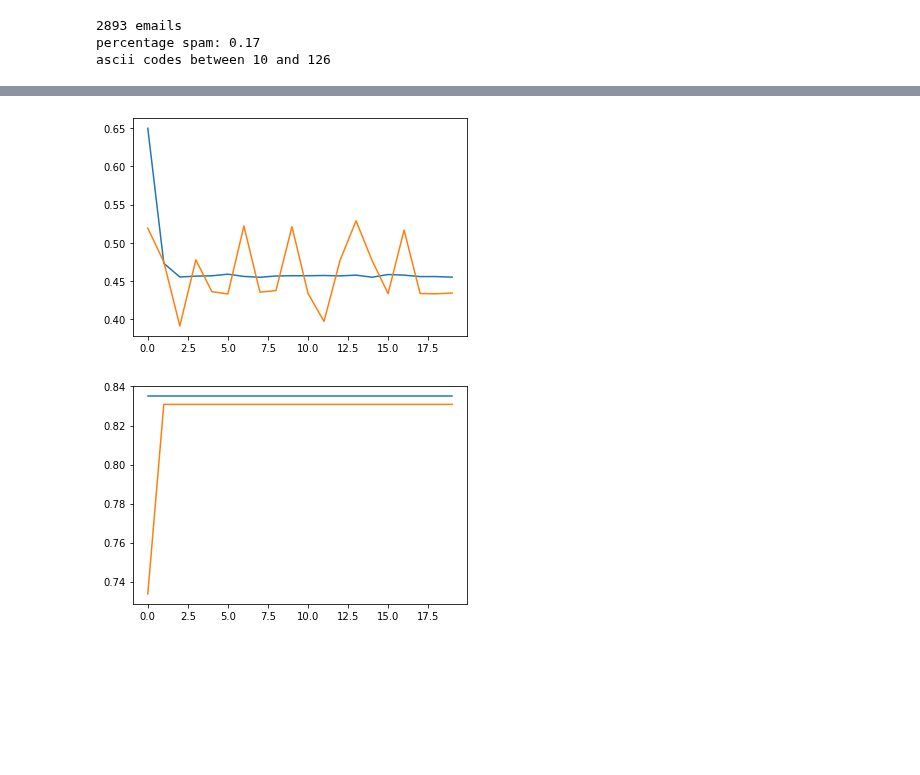
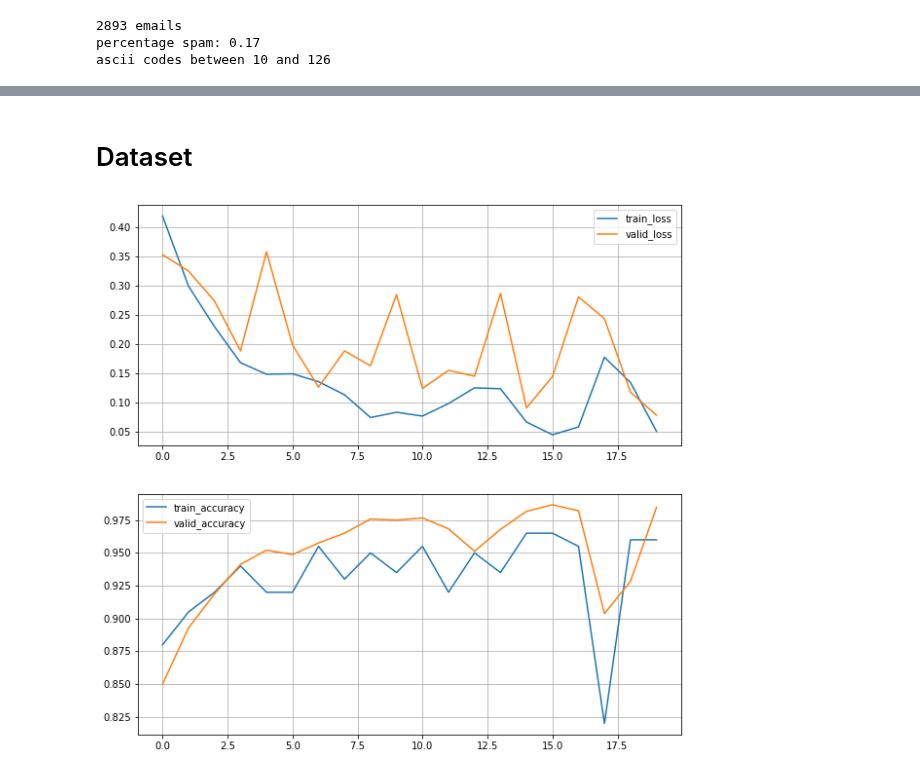
Before and after one commit to dscho15/deep-learning-course, a Jupyter notebook: Lecture9.ipynb, the cells around one changed output, grey strips where cells are left out. Saved outputs shown, nothing was run; the diff lists cells and outputs as text; code cells hidden in the pictures; blank space fills up the shorter version.

Commit message:
Now my spam filter actually works!!!

```diff
--- a/Lecture9.ipynb
+++ b/Lecture9.ipynb
@@ -195,0 +101,2 @@ tensor([48646,   688, 50321,  ..., 57149, 57149, 57149])
+# %% [markdown]
+# Dataset
@@ -260,16 +164,18 @@ class SpamMailLSTM(nn.Module):
 # %%
 # Hyperparameters:
-SETTINGS = {"batch_size": batch_size,
-            "embedding_dim": 10,
+SETTINGS = {
+            "batch_size": batch_size,
+            "embedding_dim": 100,
             "n_layers": 2,
-            "hidden_dim": 256,
+            "hidden_dim": 512,
             "epoch": 20,
-            "lr": 1e-4,
-            "clip": 1}
+            "lr": 5e-4,
+            "clip": 1
+            }
 
 device = torch.device("cuda")
 # %%
-spam_lstm_net = SpamMailLSTM(
+net = SpamMailLSTM(
                              hidden_dim=SETTINGS["hidden_dim"],
                              n_layers=SETTINGS["n_layers"],
                              output_size=1,
@@ -277,8 +183,7 @@ spam_lstm_net = SpamMailLSTM(
                              embedding_dim=SETTINGS["embedding_dim"]
                              ).to(device)
 
-opt = torch.optim.Adam(spam_lstm_net.parameters(), SETTINGS["lr"])
-criterion = torch.nn.BCELoss()
+opt = torch.optim.Adam(net.parameters(), SETTINGS["lr"])
 
 train_loss, valid_loss = [], []
 train_accuracy, valid_accuracy = [], []
@@ -286,69 +191,73 @@ train_accuracy, valid_accuracy = [], []
 for epoch in tqdm(range(SETTINGS["epoch"])):
 
     # Set to training mode
-    spam_lstm_net.train()
+    net.train()
 
     # Parameters
     losses, accuracy = [], []
 
-    for x, seq_len, y in loader_train:
+    for x, end_index, y in loader_train:
 
         # Get data pairs (input, target)
         x, y = x.to(device), y.to(device)
 
         # Returns the logits
-        logits = spam_lstm_net(x, seq_len)
+        logits = net(x, end_index)
 
         # Compute the loss
-        loss = criterion(logits, y)
+        loss = F.binary_cross_entropy(logits, y)
         opt.zero_grad()
         loss.backward()
 
         # Step
-        nn.utils.clip_grad_norm_(spam_lstm_net.parameters(), SETTINGS["clip"])
+        nn.utils.clip_grad_norm_(net.parameters(), SETTINGS["clip"])
         opt.step()
 
         accuracy.append((torch.sum((logits > 0.5).to(torch.float32) == y)).detach().cpu().item())
         losses.append(loss.item())
 
     # Update loss
     train_loss.append(np.mean(losses))
     train_accuracy.append(np.sum(accuracy)/2400)
 
     # Set to eval mode
-    spam_lstm_net.eval()
+    net.eval()
 
     with torch.no_grad():
 
         # Parameters
         losses, accuracy = [], []
-
-        for x, seq_len, y in loader_valid:
+        for x, end_index, y in loader_valid:
 
             # Get data pairs (input, target)
             x, y = x.to(device), y.to(device)
 
             # Returns the logits
-            logits = spam_lstm_net(x, seq_len)
+            logits = net(x, end_index)
 
             # Compute the loss
-            loss = criterion(logits, y)
-
+            loss = F.binary_cross_entropy(logits, y)
             accuracy.append((torch.sum((logits > 0.5).to(torch.float32) == y)).detach().cpu().item())
             losses.append(loss.item())
 
     # Update loss
     valid_loss.append(np.mean(losses))
     valid_accuracy.append(np.sum(accuracy)/200)
 
-plt.figure(1)
-plt.plot(train_loss)
-plt.plot(valid_loss)
-plt.figure(2)
-plt.plot(valid_accuracy)
-plt.plot(train_accuracy)
+plt.figure(1, figsize=(10, 10))
+
+plt.subplot(2,1,1)
+plt.plot(train_loss, label="train_loss")
+plt.plot(valid_loss, label="valid_loss")
+plt.legend()
+plt.grid()
+
+plt.subplot(2,1,2)
+plt.plot(valid_accuracy, label="train_accuracy")
+plt.plot(train_accuracy, label="valid_accuracy")
+plt.legend()
+plt.grid()
 plt.show()
 # %% [output]
-[figure, old version]
+[figure, new version]
-[figure, removed]
 # %%
```
Also changed, not shown: parts of 11 cells of this notebook.
